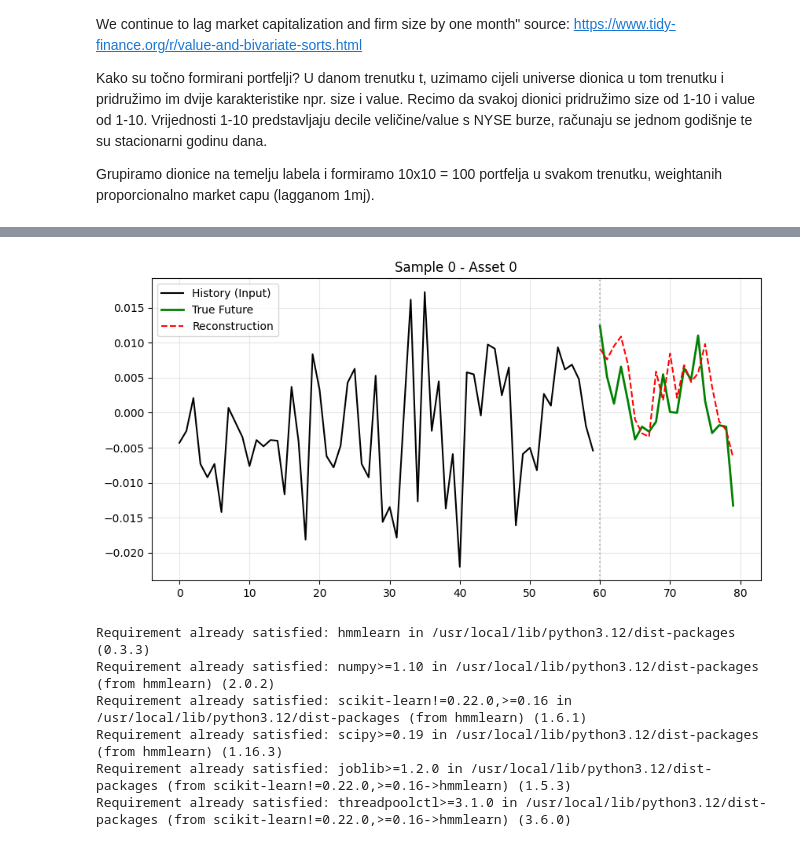
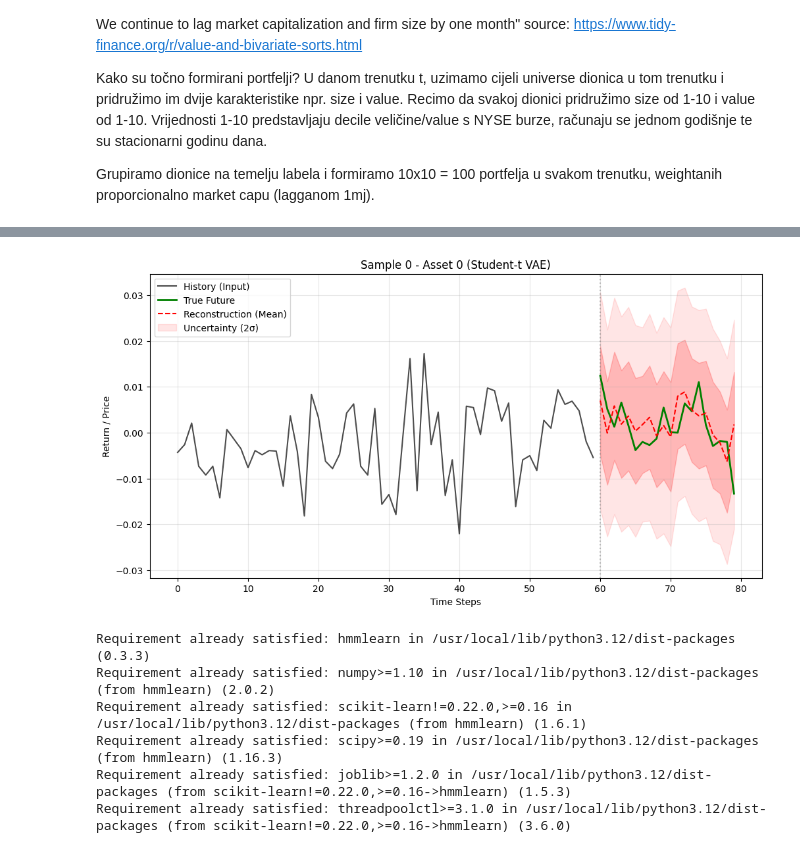
Before and after one commit to evucelic/Diplomski-Projekt, a Jupyter notebook: main.ipynb, the cells around one changed output, grey strips where cells are left out. Saved outputs shown, nothing was run; the diff lists cells and outputs as text; code cells hidden in the pictures.

Commit message:
switch loss function to student-t negative log likelihood, add logvar to decoder and forward method, add more samples to kl divergence calculation

```diff
--- a/main.ipynb
+++ b/main.ipynb
@@ -241,2 +244,13 @@ def loss_function(recon_x, x, z, mu, logvar, df=4.0, beta=0.001):
+# %%
+def loss_function(recon_mu, recon_logsigma, x, z, mu, logvar, df_prior=3.0, df_data=4.0, beta=1.0):
+    recon_loss = student_t_nll(recon_mu, recon_logsigma, x, df=df_data)
+    kld_per_item_mean = kld_gaussian_to_student(mu, logvar, z, df=df_prior, samples=5)
+
+    batch_size = x.size(0)
+    kld_sum = kld_per_item_mean * batch_size
+
+    total_loss = recon_loss + beta * kld_sum
+
+    return total_loss, recon_loss, kld_sum
 # %%
 # --- HYPERPARAMETERS ---
@@ -366,43 +391,56 @@ def get_latents(model, dataloader):
             all_mus.append(mu.cpu())
     return torch.cat(all_mus, dim=0)
 # %%
-import matplotlib.pyplot as plt
-
 def plot_prediction(model, dataset, sample_idx=0, asset_idx=0):
     model.eval()
-
     past_tensor, future_tensor = dataset[sample_idx]
 
-    past = past_tensor.unsqueeze(0).cuda()    # Shape: (1, 60, 100)
+    past = past_tensor.unsqueeze(0).cuda()     # Shape: (1, 60, 100)
     future = future_tensor.unsqueeze(0).cuda() # Shape: (1, 20, 100)
 
     with torch.no_grad():
-        recon_future, mu, logvar, z = model(past, future)
+        recon_mu, recon_logsigma, mu, logvar, z = model(past, future)
+    history = past_tensor[:, asset_idx].cpu().numpy()
+    true_future = future_tensor[:, asset_idx].cpu().numpy()
 
-    history = past_tensor[:, asset_idx].numpy()
-    true_future = future_tensor[:, asset_idx].numpy()
-    pred_future = recon_future.cpu().squeeze(0)[:, asset_idx].numpy()
+    pred_mu = recon_mu.cpu().squeeze(0)[:, asset_idx].numpy()
+
+    pred_logsigma = recon_logsigma.cpu().squeeze(0)[:, asset_idx].numpy()
+    pred_sigma = np.exp(pred_logsigma)
 
     t_history = range(0, 60)
     t_future = range(60, 80)
 
-    plt.figure(figsize=(10, 5))
+    plt.figure(figsize=(12, 6))
 
-    plt.plot(t_history, history, label='History (Input)', color='black')
+    plt.plot(t_history, history, label='History (Input)', color='black', alpha=0.7)
 
     plt.plot(t_future, true_future, label='True Future', color='green', linewidth=2)
 
-    plt.plot(t_future, pred_future, label='Reconstruction', color='red', linestyle='--')
+    plt.plot(t_future, pred_mu, label='Reconstruction (Mean)', color='red', linestyle='--')
 
-    plt.title(f"Sample {sample_idx} - Asset {asset_idx}")
-    plt.axvline(x=60, color='gray', linestyle=':', alpha=0.5) # Divider line
-    plt.legend()
+    plt.fill_between(t_future,
+                     pred_mu - 2 * pred_sigma,
+                     pred_mu + 2 * pred_sigma,
+                     color='red', alpha=0.1, label='Uncertainty (2σ)')
+
+    plt.fill_between(t_future,
+                     pred_mu - pred_sigma,
+                     pred_mu + pred_sigma,
+                     color='red', alpha=0.2)
+
+    plt.title(f"Sample {sample_idx} - Asset {asset_idx} (Student-t VAE)")
+    plt.axvline(x=60, color='gray', linestyle=':', alpha=0.5)
+    plt.legend(loc='upper left')
     plt.grid(True, alpha=0.3)
+    plt.xlabel("Time Steps")
+    plt.ylabel("Return / Price")
     plt.show()
 
+# Run it
 plot_prediction(model, test_dataset, sample_idx=0, asset_idx=0)
 # %% [output]
-[figure, old version]
+[figure, new version]
 # %%
 !pip install hmmlearn
 # %% [output]
```
Also changed, not shown: parts of 7 cells of this notebook.
